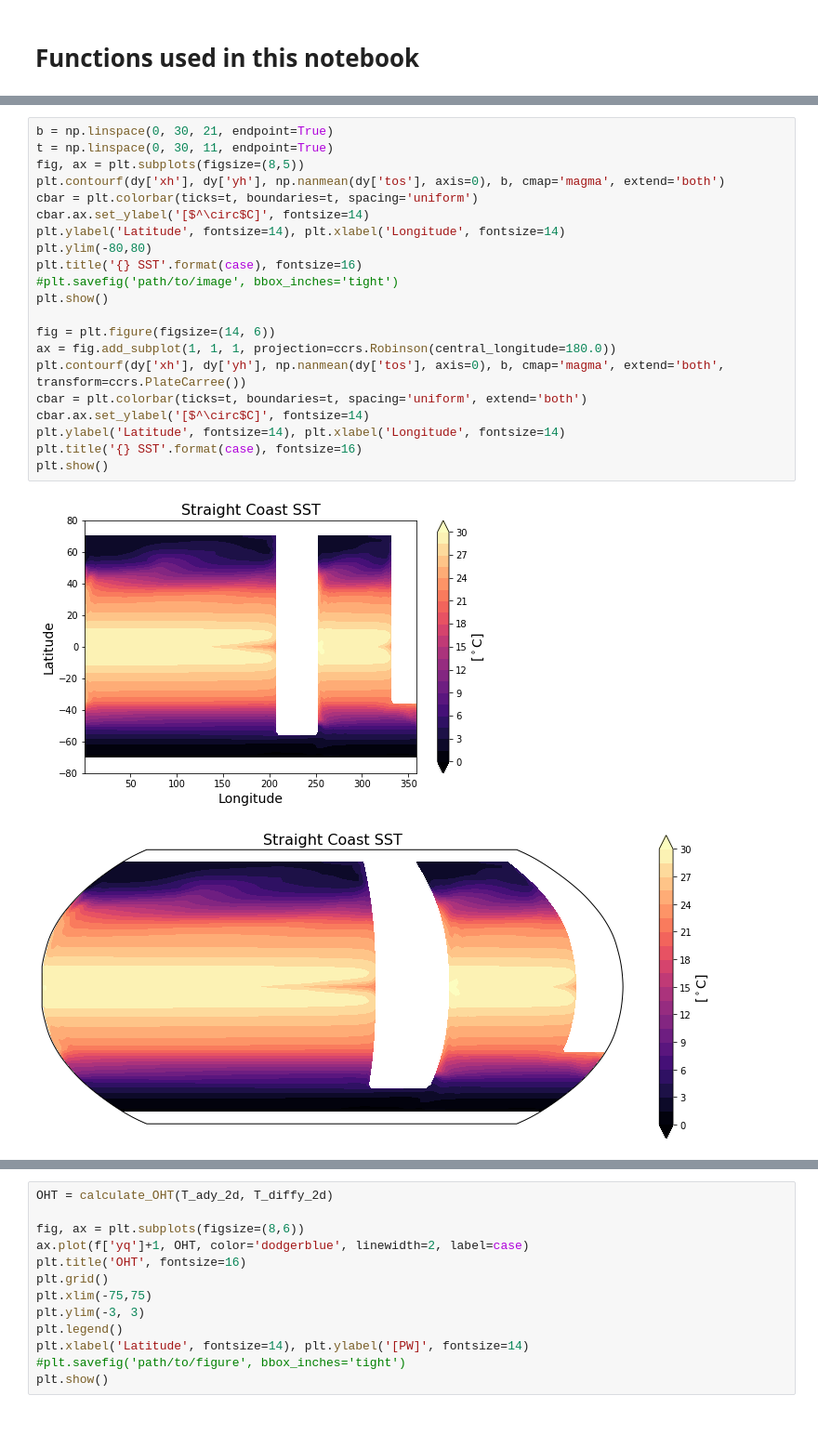
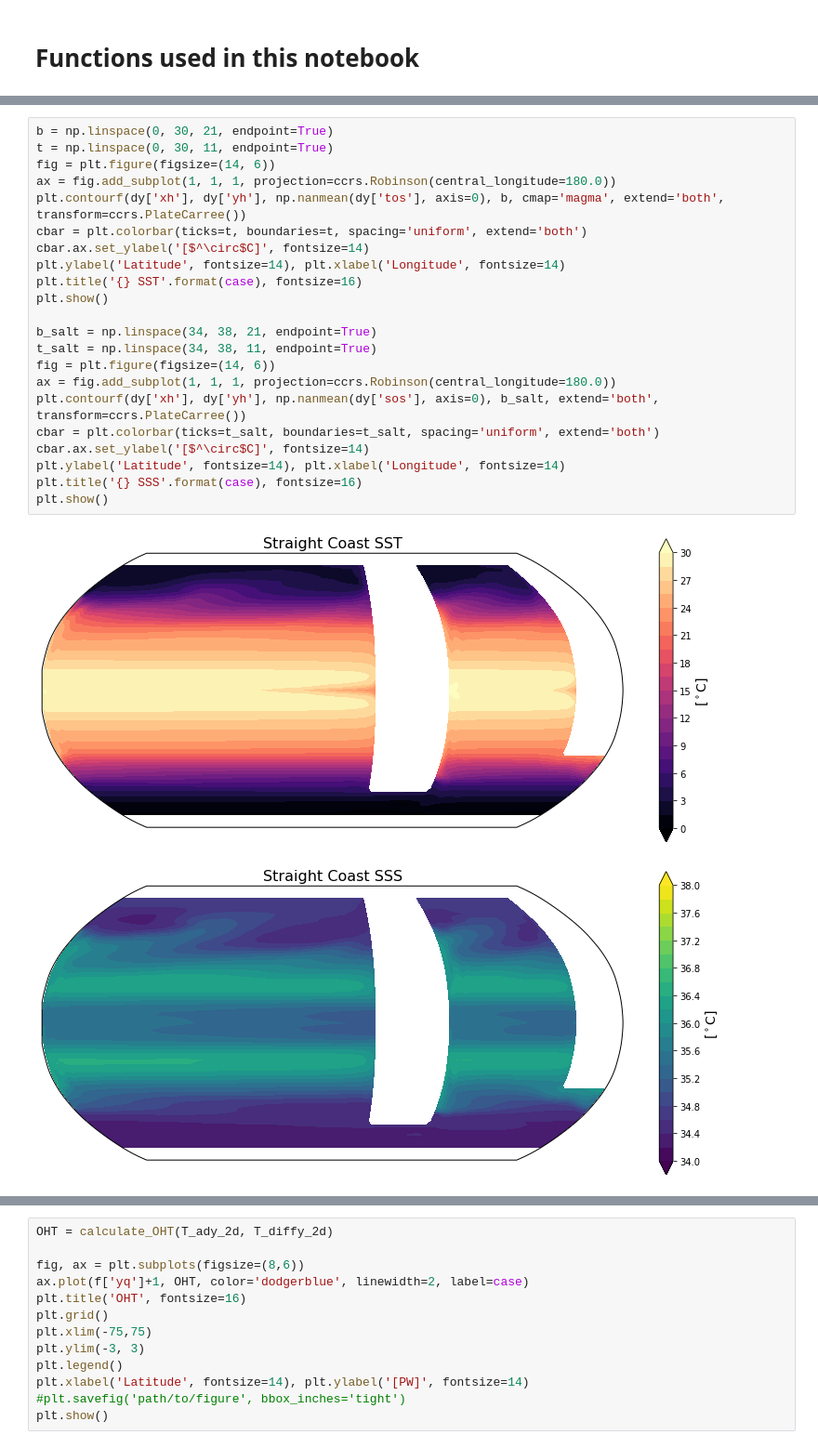
Before and after one commit to NCAR/CESM_MOM6_AQUA, a Jupyter notebook: scripts/sfn_figs_TRYfunctions.ipynb, the cells around one changed output, grey strips where cells are left out. Shown: that part at 93% size. Drawn from its saved outputs; the diff is of its cells as text; blank space fills up the shorter version.

```diff
--- a/scripts/sfn_figs_TRYfunctions.ipynb
+++ b/scripts/sfn_figs_TRYfunctions.ipynb
@@ -84,24 +122,25 @@ def variablename(*arg):
 # %%
 b = np.linspace(0, 30, 21, endpoint=True)
 t = np.linspace(0, 30, 11, endpoint=True)
-fig, ax = plt.subplots(figsize=(8,5))
-plt.contourf(dy['xh'], dy['yh'], np.nanmean(dy['tos'], axis=0), b, cmap='magma', extend='both')
-cbar = plt.colorbar(ticks=t, boundaries=t, spacing='uniform')
-cbar.ax.set_ylabel('[$^\circ$C]', fontsize=14)
-plt.ylabel('Latitude', fontsize=14), plt.xlabel('Longitude', fontsize=14)
-plt.ylim(-80,80)
-plt.title('{} SST'.format(case), fontsize=16)
-#plt.savefig('path/to/image', bbox_inches='tight')
-plt.show()
-
 fig = plt.figure(figsize=(14, 6))
 ax = fig.add_subplot(1, 1, 1, projection=ccrs.Robinson(central_longitude=180.0))
 plt.contourf(dy['xh'], dy['yh'], np.nanmean(dy['tos'], axis=0), b, cmap='magma', extend='both',  transform=ccrs.PlateCarree())
 cbar = plt.colorbar(ticks=t, boundaries=t, spacing='uniform', extend='both')
 cbar.ax.set_ylabel('[$^\circ$C]', fontsize=14)
 plt.ylabel('Latitude', fontsize=14), plt.xlabel('Longitude', fontsize=14)
 plt.title('{} SST'.format(case), fontsize=16)
 plt.show()
+
+b_salt = np.linspace(34, 38, 21, endpoint=True)
+t_salt = np.linspace(34, 38, 11, endpoint=True)
+fig = plt.figure(figsize=(14, 6))
+ax = fig.add_subplot(1, 1, 1, projection=ccrs.Robinson(central_longitude=180.0))
+plt.contourf(dy['xh'], dy['yh'], np.nanmean(dy['sos'], axis=0), b_salt, extend='both',  transform=ccrs.PlateCarree())
+cbar = plt.colorbar(ticks=t_salt, boundaries=t_salt, spacing='uniform', extend='both')
+cbar.ax.set_ylabel('[$^\circ$C]', fontsize=14)
+plt.ylabel('Latitude', fontsize=14), plt.xlabel('Longitude', fontsize=14)
+plt.title('{} SSS'.format(case), fontsize=16)
+plt.show()
 # %% [output]
-[figure, old version]
+[figure, new version]
-[figure, old version]
+[figure, new version]
```
Also changed, not shown: parts of 17 cells of this notebook.
